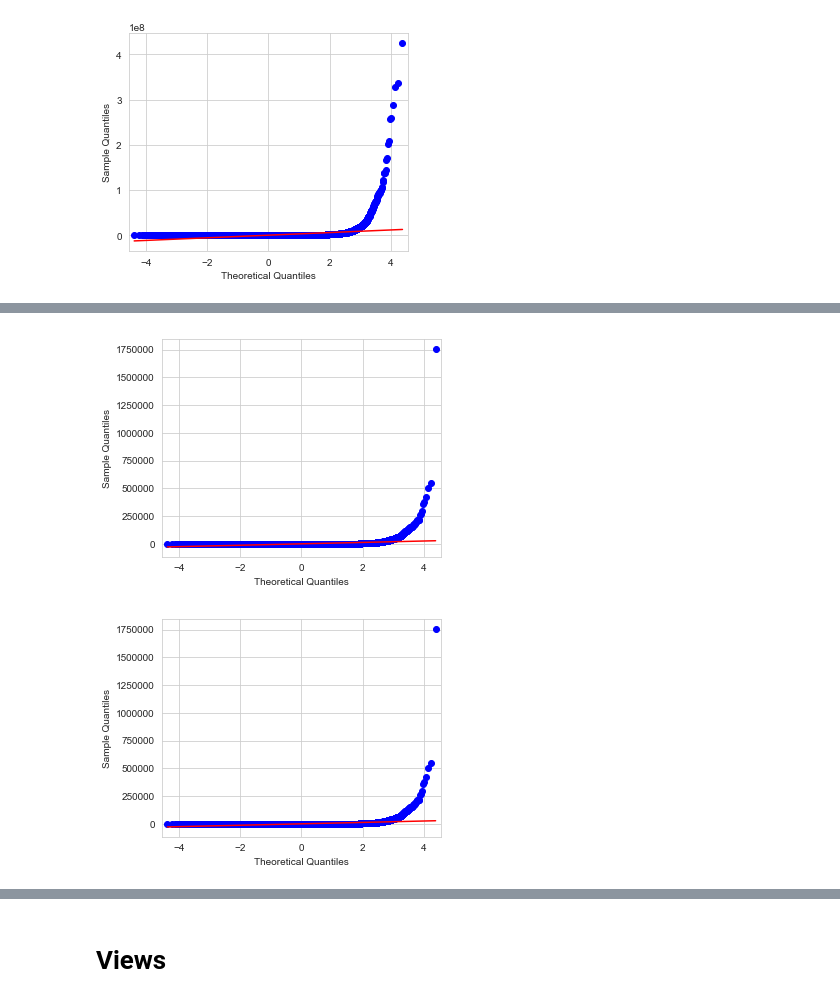
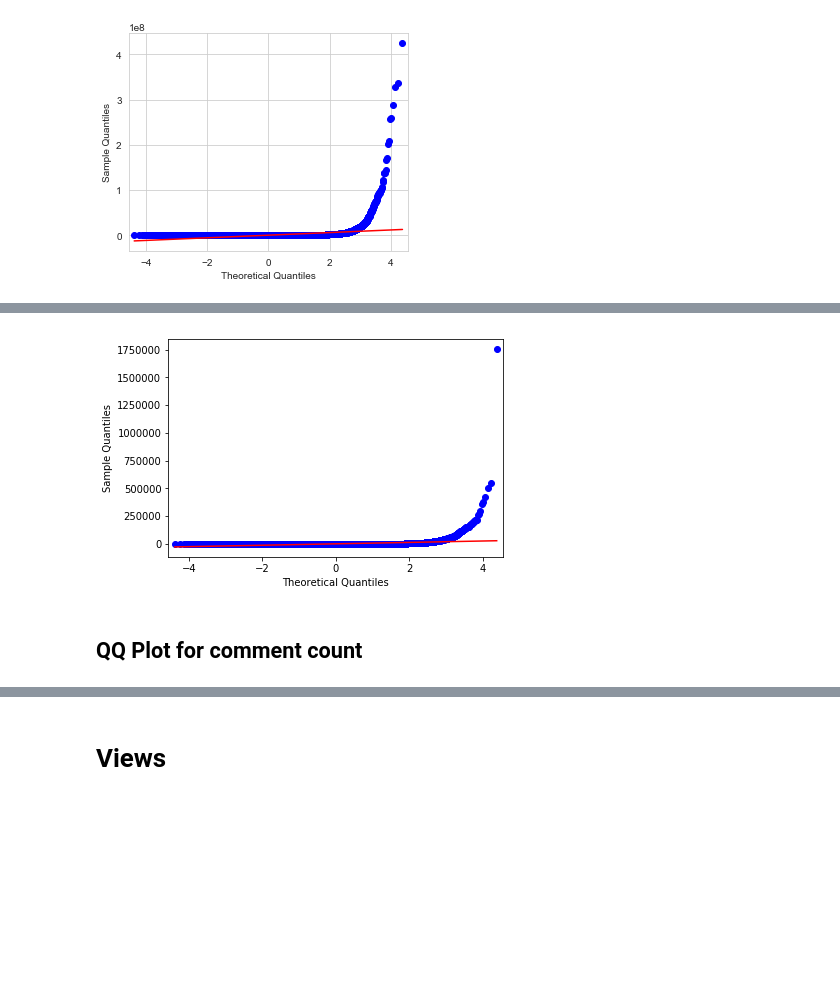
Before and after one commit to VadimAcosta/youtube, a Jupyter notebook: youtube.ipynb, the cells around one changed output, grey strips where cells are left out. Drawn from its saved outputs; the diff is of its cells as text; code cells hidden in the pictures; blank space fills up the shorter version.

```diff
--- a/youtube.ipynb
+++ b/youtube.ipynb
@@ -98,6 +219,7 @@ qqplot(df['likes'], line='s' )
 # %%
-qqplot(df['dislikes'], line='s' )
+x = qqplot(df['dislikes'], line='s' )
 # %% [output]
-[figure, old version]
+[figure, new version]
-[figure, removed]
+# %% [markdown]
+## QQ Plot for comment count
 # %%
```
Also changed, not shown: parts of 34 cells of this notebook.
